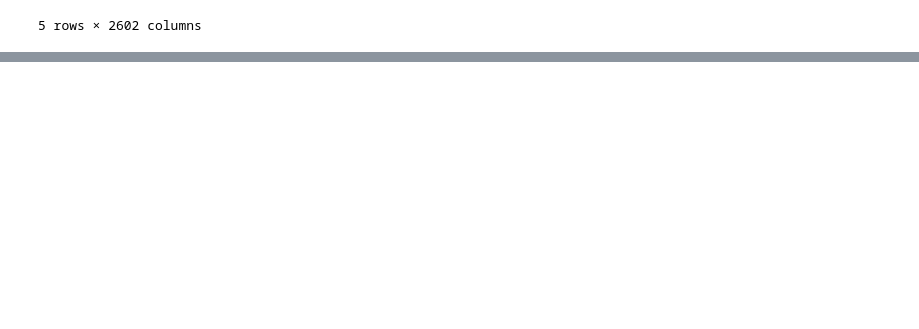
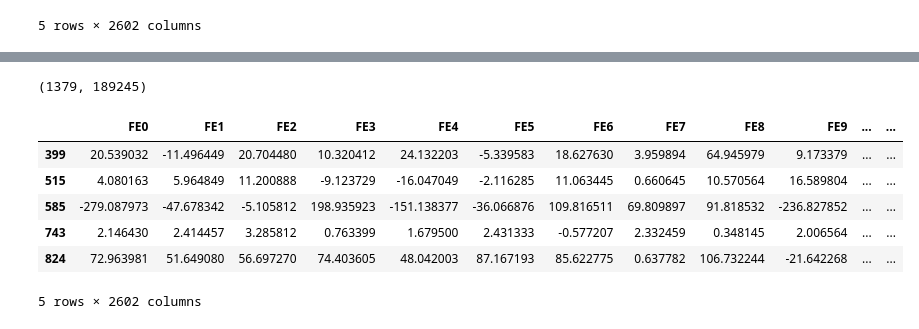
Before and after one commit to grewwc129/competition, a Jupyter notebook: Untitled.ipynb, the cells around one changed output, grey strips where cells are left out. Cells and saved outputs as stored; diff of their text form; code cells hidden in the pictures; blank space fills up the shorter version.

```diff
--- a/Untitled.ipynb
+++ b/Untitled.ipynb
@@ -120,7 +129,9 @@ vy = encode_names(vy)
 # %%
 # vx = np.array([average_bin(np.arange(2600), vxi, num_bins=300) for vxi in vx])
 
-vx = average_bin_faster(vx, 300)
+vx = vx[:, 100:-50]
+
+vx = average_bin_faster(vx, 400)
 vx = vx.reshape(*vx.shape, 1)
 # %%
 v_pred = model.predict(vx)
@@ -167,0 +177,13 @@ diff_spectrum = val_df.loc[val_df['id'].isin(diff['id'])]
+# %%
+val_df['pred'] = val_df_y['pred_cls']
+val_df['label'] = val_df_y['label']
+# %%
+diff_spectrum = val_df.loc[val_df['id'].isin(diff['id'])]
+same_spectrum = val_df.loc[val_df['id'].isin(same['id'])]
+
+diff_spectrum = diff_spectrum.drop('id', axis=1)
+same_spectrum = same_spectrum.drop('id', axis=1)
+# %%
+len(diff_spectrum), len(same_spectrum)
+# %% [output]
+(1379, 189245)
@@ -170,3 +201,13 @@ diff_spectrum.to_csv("C:/Users/User/Desktop/temp/predict_wrong_spectral.csv")
+# %%
+diff_spectrum.head()
+# %% [output]
+|  | FE0 | FE1 | FE2 | FE3 | FE4 | FE5 | FE6 | FE7 | FE8 | FE9 | ... | ... |
+| 399 | 20.539032 | -11.496449 | 20.704480 | 10.320412 | 24.132203 | -5.339583 | 18.627630 | 3.959894 | 64.945979 | 9.173379 | ... | ... |
+| 515 | 4.080163 | 5.964849 | 11.200888 | -9.123729 | -16.047049 | -2.116285 | 11.063445 | 0.660645 | 10.570564 | 16.589804 | ... | ... |
+| 585 | -279.087973 | -47.678342 | -5.105812 | 198.935923 | -151.138377 | -36.066876 | 109.816511 | 69.809897 | 91.818532 | -236.827852 | ... | ... |
+| 743 | 2.146430 | 2.414457 | 3.285812 | 0.763399 | 1.679500 | 2.431333 | -0.577207 | 2.332459 | 0.348145 | 2.006564 | ... | ... |
+| 824 | 72.963981 | 51.649080 | 56.697270 | 74.403605 | 48.042003 | 87.167193 | 85.622775 | 0.637782 | 106.732244 | -21.642268 | ... | ... |
+5 rows × 2602 columns
 # %%
 val_df_y['label'] = val_df_y['pred_cls']
 # %%
```
Also changed, not shown: parts of 20 cells of this notebook, 8 other files.
